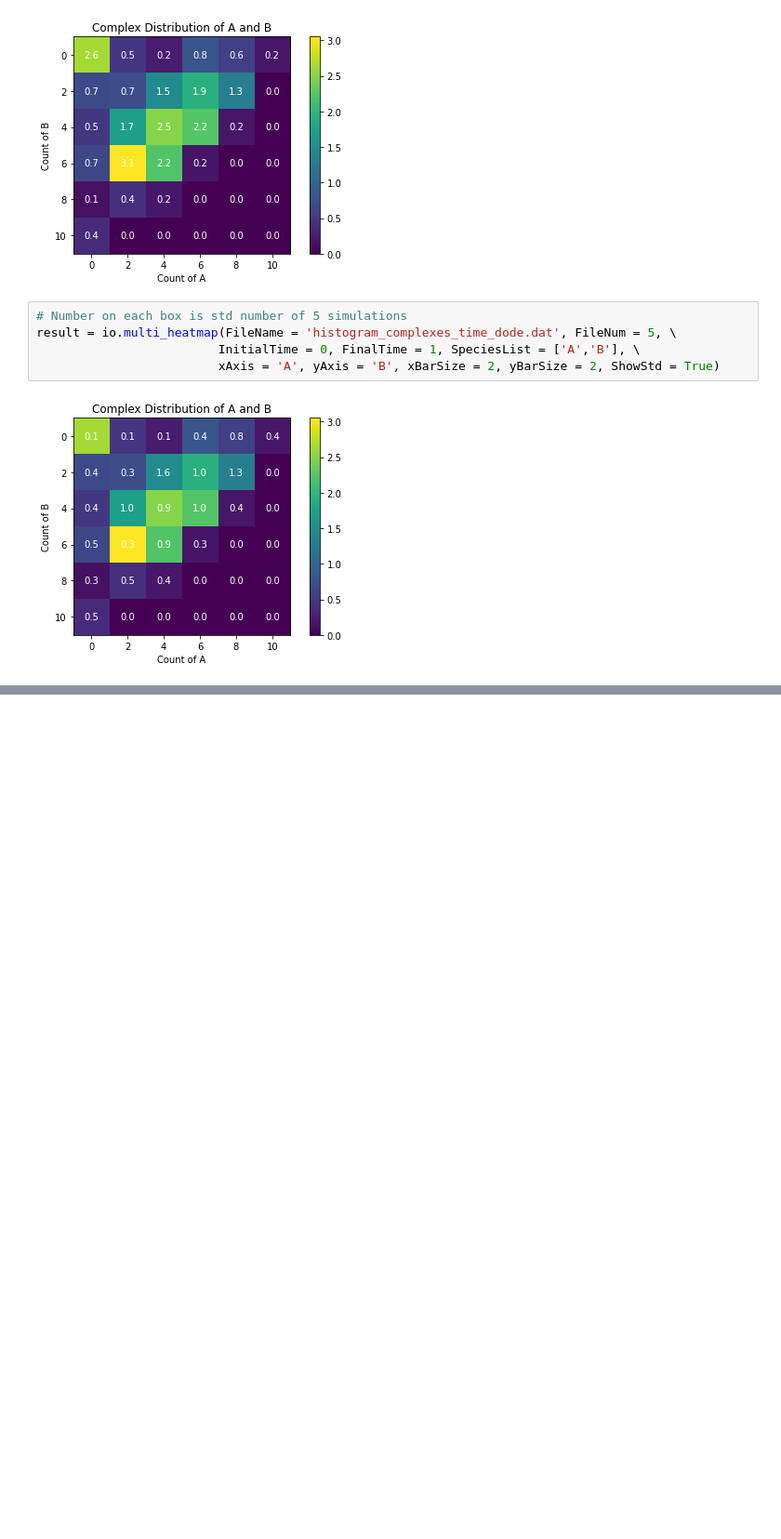
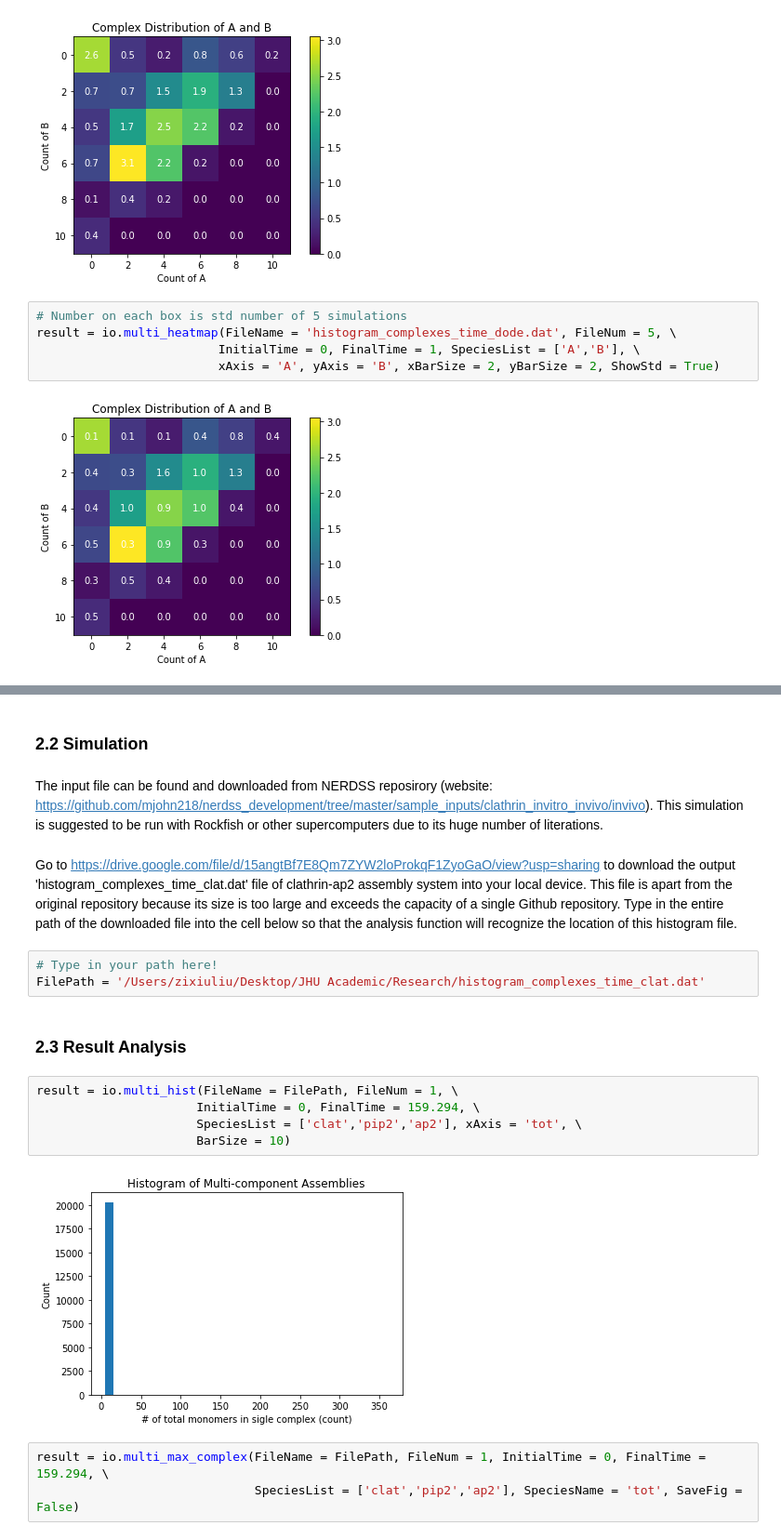
Before and after one commit to jonathanfischer97/ionerdss, a Jupyter notebook: Tutorial/MultiSpeciesTutorial/ioNERDSSTutorialMulti.ipynb, the cells around one changed output, grey strips where cells are left out. Shown at 93% size. Saved outputs shown, nothing was run; the diff lists cells and outputs as text; blank space fills up the shorter version.

```diff
--- a/Tutorial/MultiSpeciesTutorial/ioNERDSSTutorialMulti.ipynb
+++ b/Tutorial/MultiSpeciesTutorial/ioNERDSSTutorialMulti.ipynb
@@ -174,0 +138,21 @@ result = io.multi_hist_stacked(FileName = FilePath, FileNum = 1, \
+# %% [markdown]
+### 2.2 Simulation
+# %% [markdown]
+The input file can be found and downloaded from NERDSS reposirory (website: https://github.com/mjohn218/nerdss_development/tree/master/sample_inputs/clathrin_invitro_invivo/invivo). This simulation is suggested to be run with Rockfish or other supercomputers due to its huge number of literations.
+# %% [markdown]
+Go to https://drive.google.com/file/d/15angtBf7E8Qm7ZYW2loProkqF1ZyoGaO/view?usp=sharing to download the output 'histogram_complexes_time_clat.dat' file of clathrin-ap2 assembly system into your local device. This file is apart from the original repository because its size is too large and exceeds the capacity of a single Github repository. Type in the entire path of the downloaded file into the cell below so that the analysis function will recognize the location of this histogram file.
+# %%
+# Type in your path here!
+FilePath = '/Users/zixiuliu/Desktop/JHU Academic/Research/histogram_complexes_time_clat.dat'
+# %% [markdown]
+### 2.3 Result Analysis
+# %%
+result = io.multi_hist(FileName = FilePath, FileNum = 1, \
+                      InitialTime = 0, FinalTime = 159.294, \
+                      SpeciesList = ['clat','pip2','ap2'], xAxis = 'tot', \
+                      BarSize = 10)
+# %% [output]
+[figure, added]
+# %%
+result = io.multi_max_complex(FileName = FilePath, FileNum = 1, InitialTime = 0, FinalTime = 159.294, \
+                              SpeciesList = ['clat','pip2','ap2'], SpeciesName = 'tot', SaveFig = False)
```
Also changed, not shown: parts of 19 cells of this notebook, 9 other files.
